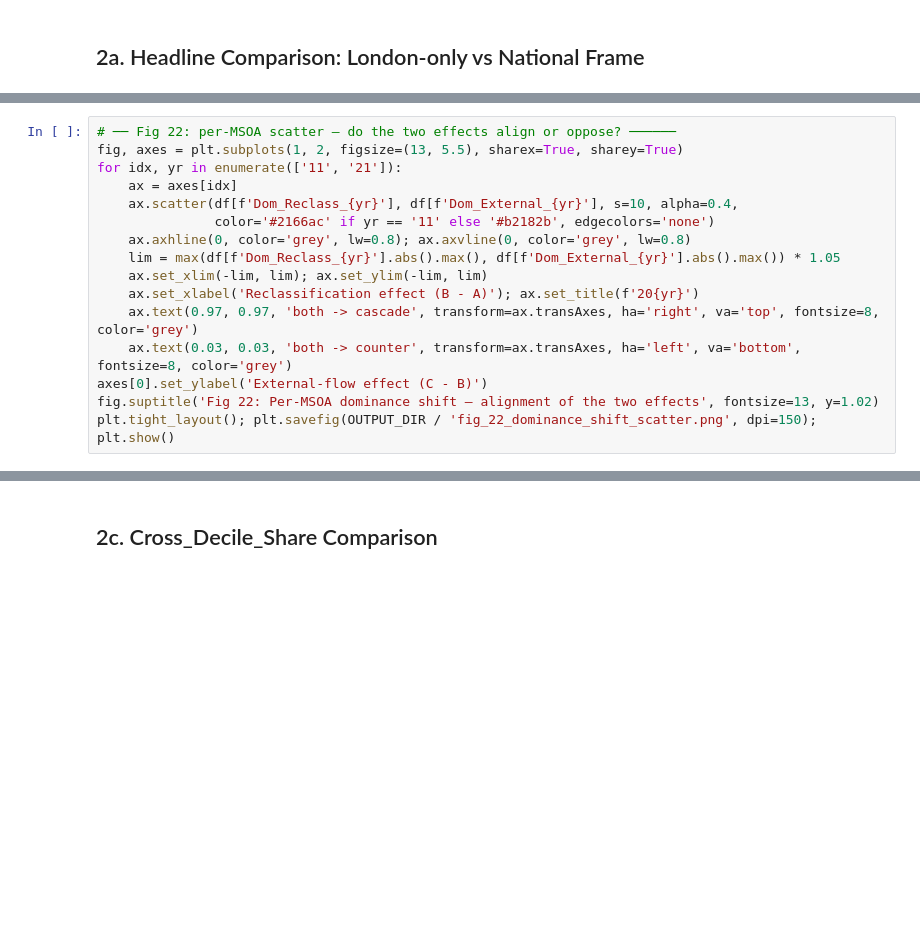
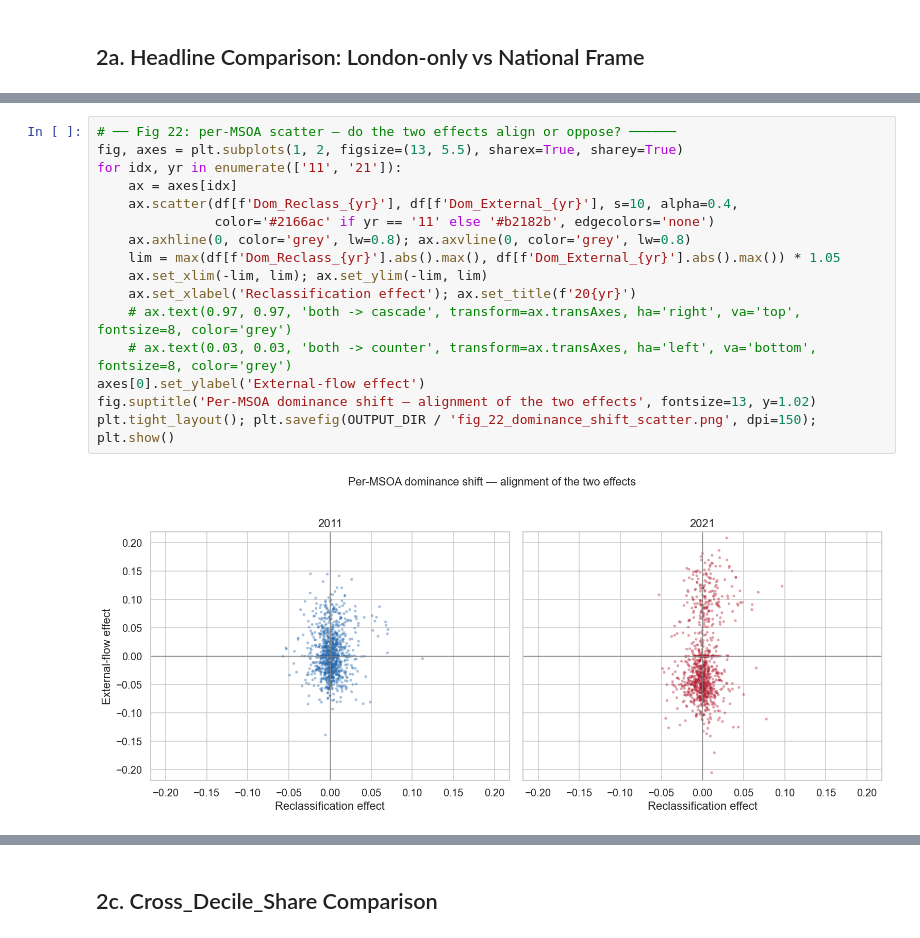
Before and after one commit to yxing82/CASA-Dissertation, a Jupyter notebook: scripts/eda_4_rerun_compare_natioanl_frame_and_london_only__20260625.ipynb, the cells around one changed output, grey strips where cells are left out. Drawn from its saved outputs; the diff is of its cells as text; blank space fills up the shorter version.

```diff
--- a/scripts/eda_4_rerun_compare_natioanl_frame_and_london_only__20260625.ipynb
+++ b/scripts/eda_4_rerun_compare_natioanl_frame_and_london_only__20260625.ipynb
@@ -1020,16 +1159,18 @@ plt.tight_layout(); plt.savefig(OUTPUT_DIR / 'fig_21_dominance_shift_decomposed.
 # %%
 # ── Fig 22: per-MSOA scatter — do the two effects align or oppose? ──────
 fig, axes = plt.subplots(1, 2, figsize=(13, 5.5), sharex=True, sharey=True)
 for idx, yr in enumerate(['11', '21']):
     ax = axes[idx]
     ax.scatter(df[f'Dom_Reclass_{yr}'], df[f'Dom_External_{yr}'], s=10, alpha=0.4,
                color='#2166ac' if yr == '11' else '#b2182b', edgecolors='none')
     ax.axhline(0, color='grey', lw=0.8); ax.axvline(0, color='grey', lw=0.8)
     lim = max(df[f'Dom_Reclass_{yr}'].abs().max(), df[f'Dom_External_{yr}'].abs().max()) * 1.05
     ax.set_xlim(-lim, lim); ax.set_ylim(-lim, lim)
-    ax.set_xlabel('Reclassification effect (B - A)'); ax.set_title(f'20{yr}')
-    ax.text(0.97, 0.97, 'both -> cascade', transform=ax.transAxes, ha='right', va='top', fontsize=8, color='grey')
-    ax.text(0.03, 0.03, 'both -> counter', transform=ax.transAxes, ha='left', va='bottom', fontsize=8, color='grey')
-axes[0].set_ylabel('External-flow effect (C - B)')
-fig.suptitle('Fig 22: Per-MSOA dominance shift — alignment of the two effects', fontsize=13, y=1.02)
+    ax.set_xlabel('Reclassification effect'); ax.set_title(f'20{yr}')
+    # ax.text(0.97, 0.97, 'both -> cascade', transform=ax.transAxes, ha='right', va='top', fontsize=8, color='grey')
+    # ax.text(0.03, 0.03, 'both -> counter', transform=ax.transAxes, ha='left', va='bottom', fontsize=8, color='grey')
+axes[0].set_ylabel('External-flow effect')
+fig.suptitle('Per-MSOA dominance shift — alignment of the two effects', fontsize=13, y=1.02)
 plt.tight_layout(); plt.savefig(OUTPUT_DIR / 'fig_22_dominance_shift_scatter.png', dpi=150); plt.show()
+# %% [output]
+[figure, added]
```
Also changed, not shown: parts of 26 cells of this notebook, 5 other files.
